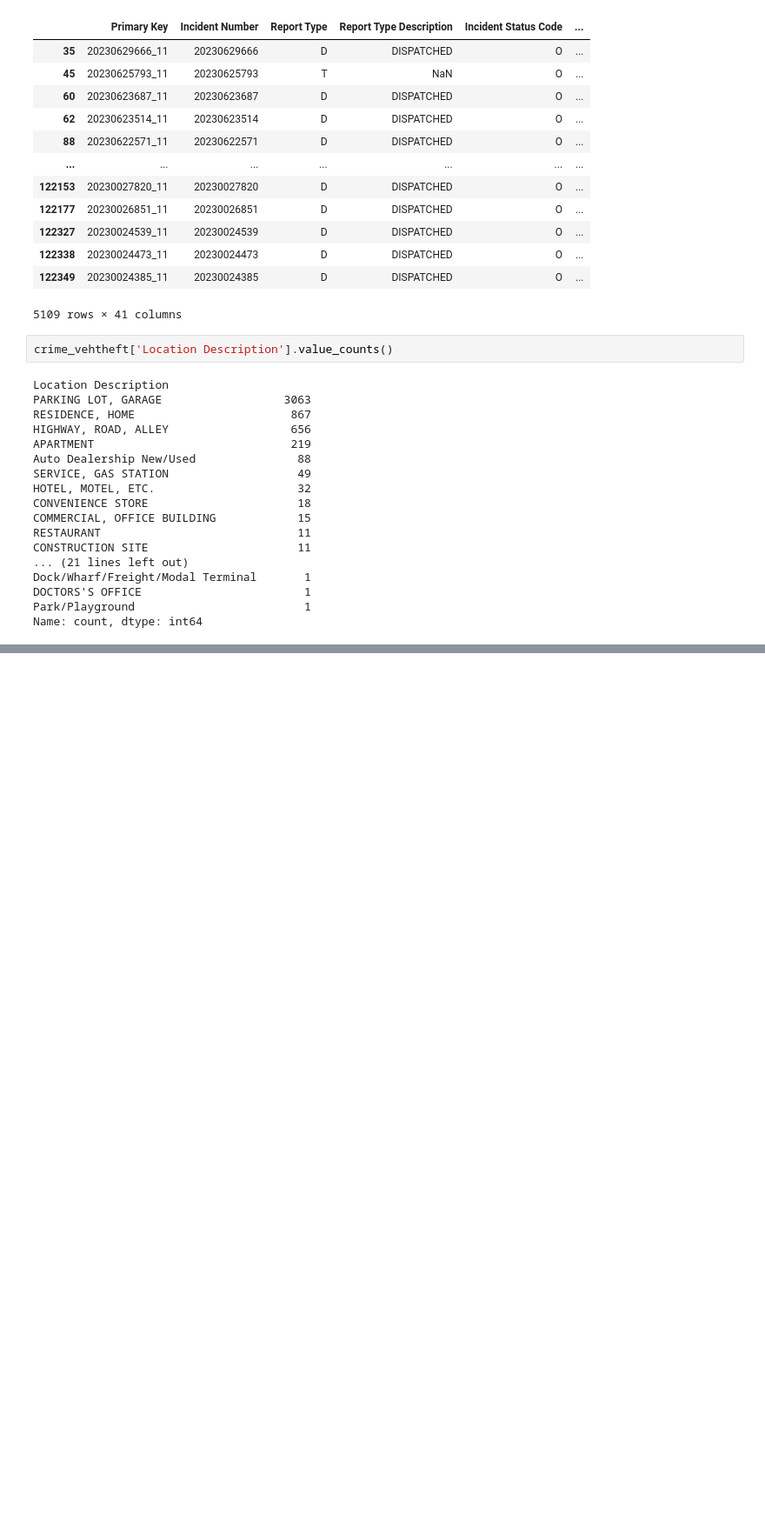
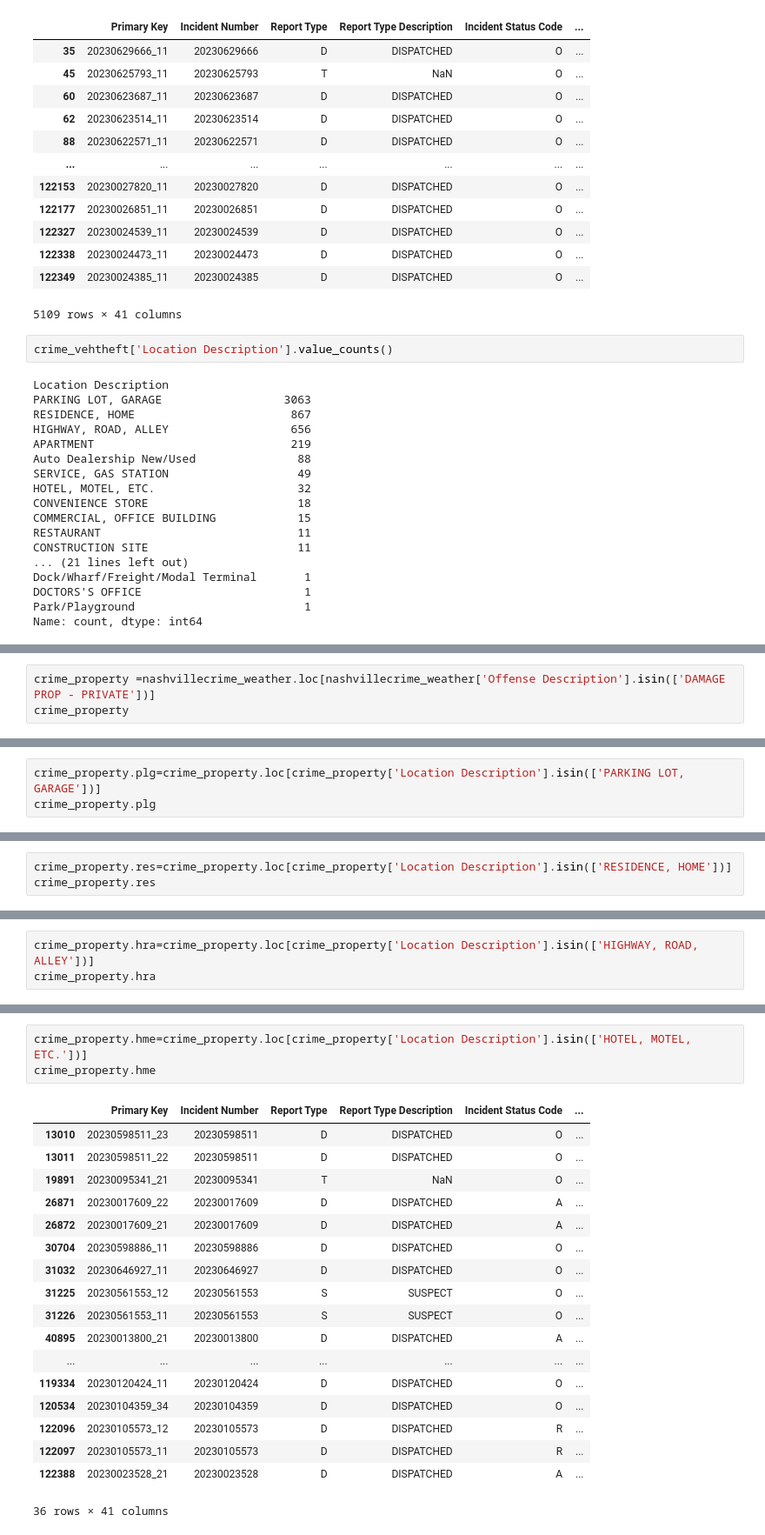
Before and after one commit to antoinette-anderson/Corrolation-between-Nashville-Crime-and-the-Temperature, a Jupyter notebook: notebook/Capstone_Notebook.ipynb, the cells around one changed output, grey strips where cells are left out. Shown: that part at 87% size. Saved outputs shown, nothing was run; the diff lists cells and outputs as text; blank space fills up the shorter version.

Commit message:
crime and weather analysis complete

```diff
--- a/notebook/Capstone_Notebook.ipynb
+++ b/notebook/Capstone_Notebook.ipynb
@@ -982,0 +1558,3 @@ Name: count, dtype: int64
+# %%
+crime_property =nashvillecrime_weather.loc[nashvillecrime_weather['Offense Description'].isin(['DAMAGE PROP - PRIVATE'])]
+crime_property
@@ -982,0 +1595,3 @@ Name: count, dtype: int64
+# %%
+crime_property.plg=crime_property.loc[crime_property['Location Description'].isin(['PARKING LOT, GARAGE'])]
+crime_property.plg
@@ -982,0 +1648,3 @@ Name: count, dtype: int64
+# %%
+crime_property.res=crime_property.loc[crime_property['Location Description'].isin(['RESIDENCE, HOME'])]
+crime_property.res
@@ -982,0 +1701,3 @@ Name: count, dtype: int64
+# %%
+crime_property.hra=crime_property.loc[crime_property['Location Description'].isin(['HIGHWAY, ROAD, ALLEY'])]
+crime_property.hra
@@ -982,0 +1754,22 @@ Name: count, dtype: int64
+# %%
+crime_property.hme=crime_property.loc[crime_property['Location Description'].isin(['HOTEL, MOTEL, ETC.'])]
+crime_property.hme
+# %% [output]
+|  | Primary Key | Incident Number | Report Type | Report Type Description | Incident Status Code | ... |
+| 13010 | 20230598511_23 | 20230598511 | D | DISPATCHED | O | ... |
+| 13011 | 20230598511_22 | 20230598511 | D | DISPATCHED | O | ... |
+| 19891 | 20230095341_21 | 20230095341 | T | NaN | O | ... |
+| 26871 | 20230017609_22 | 20230017609 | D | DISPATCHED | A | ... |
+| 26872 | 20230017609_21 | 20230017609 | D | DISPATCHED | A | ... |
+| 30704 | 20230598886_11 | 20230598886 | D | DISPATCHED | O | ... |
+| 31032 | 20230646927_11 | 20230646927 | D | DISPATCHED | O | ... |
+| 31225 | 20230561553_12 | 20230561553 | S | SUSPECT | O | ... |
+| 31226 | 20230561553_11 | 20230561553 | S | SUSPECT | O | ... |
+| 40895 | 20230013800_21 | 20230013800 | D | DISPATCHED | A | ... |
+| ... | ... | ... | ... | ... | ... | ... |
+| 119334 | 20230120424_11 | 20230120424 | D | DISPATCHED | O | ... |
+| 120534 | 20230104359_34 | 20230104359 | D | DISPATCHED | O | ... |
+| 122096 | 20230105573_12 | 20230105573 | D | DISPATCHED | R | ... |
+| 122097 | 20230105573_11 | 20230105573 | D | DISPATCHED | R | ... |
+| 122388 | 20230023528_21 | 20230023528 | D | DISPATCHED | A | ... |
+36 rows × 41 columns
```
Also changed, not shown: parts of 61 cells of this notebook.
